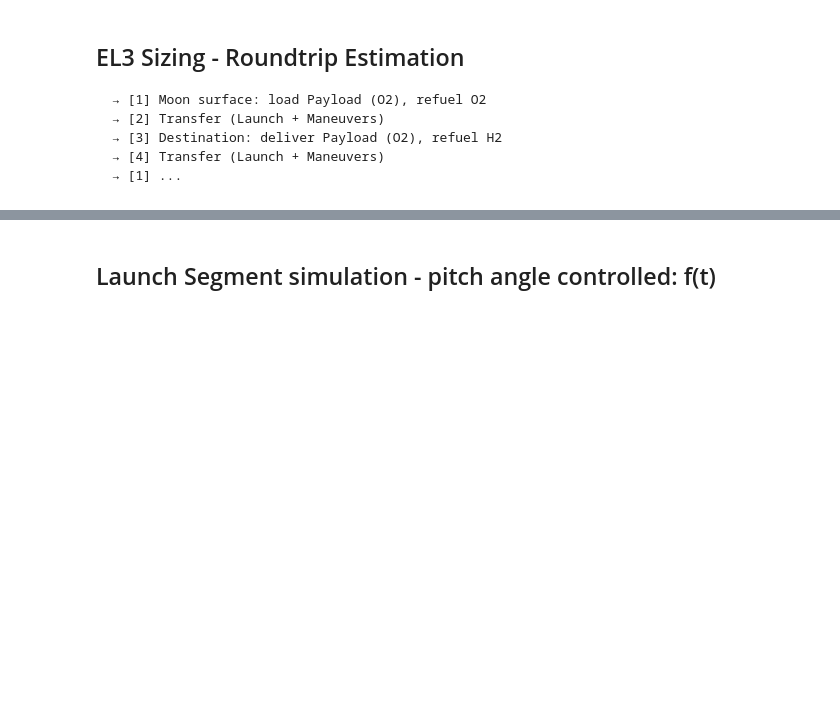
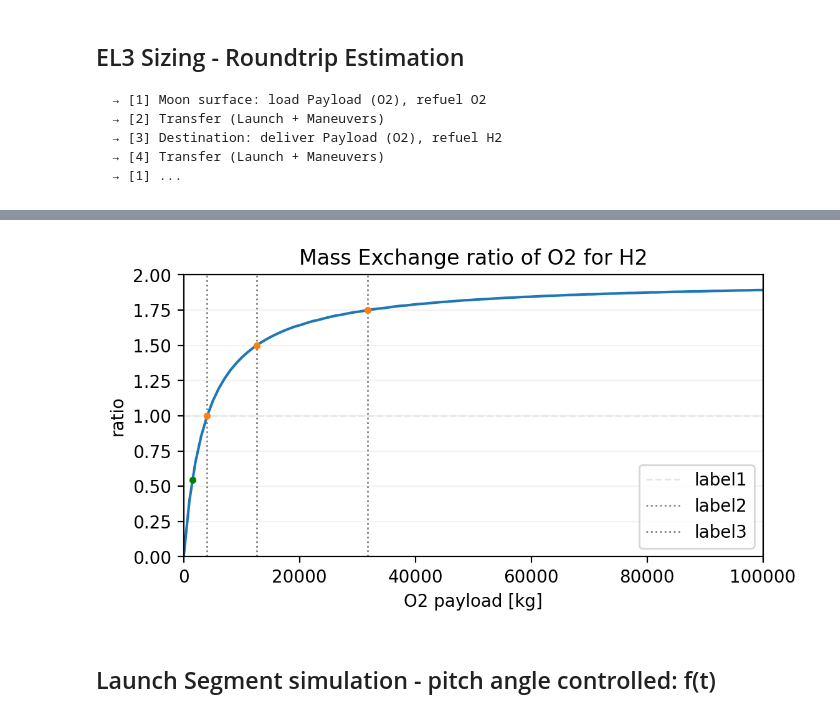
Before and after one commit to Sven-J-Steinert/10.3389-frspt.2024.1352213, a Jupyter notebook: B_Transport_efficiency.ipynb, the cells around one changed output, grey strips where cells are left out. Cells and saved outputs as stored; diff of their text form; code cells hidden in the pictures; blank space fills up the shorter version.

Commit message:
roundtrip convergence

```diff
--- a/B_Transport_efficiency.ipynb
+++ b/B_Transport_efficiency.ipynb
@@ -263,3 +408,39 @@ compute_roundtrip("NRHO",15900)
+# %%
+# plotting
+x_payload = np.linspace(1,100000,100)
+y = []
+for i in tqdm(x_payload):
+    y.append(converge_NRHO_roundtrip(i,silent=True))
+x = np.array(x_payload)
+y = np.array(y)
+y_ratio = x/y
+
+x_points = [1500,4060,12620,31790]
+y_points = []
+for i in tqdm(x_points):
+    y_points.append(converge_NRHO_roundtrip(i,silent=True))
+x_points = np.array(x_points)
+y_points = np.array(y_points)
+y_points_ratio = x_points/y_points
+# %%
+plt.figure(figsize=(6,3), dpi=200)
+plt.title("Mass Exchange ratio of O2 for H2")
+plt.xlim(0, max(x_payload))
+plt.ylim(0, 2)
+plt.grid(axis='y', color='0.95')
+plt.axhline(y=1 ,linewidth=1, color='0.9',linestyle="--")
+plt.axvline(x=4060 ,linewidth=1, color='0.5',linestyle=":")
+plt.axvline(x=12620,linewidth=1, color='0.5',linestyle=":")
+plt.axvline(x=31790,linewidth=1, color='0.5',linestyle=":")
+plt.plot(x,y_ratio)
+plt.plot(x_points[0],y_points_ratio[0],'.',color='g')
+plt.plot(x_points[1:],y_points_ratio[1:],'.')
+plt.ylabel("ratio")
+plt.xlabel("O2 payload [kg]")
+plt.legend(['label1', 'label2', 'label3'])
+plt.show()
+# %% [output]
+[figure, added]
 # %% [markdown]
 ## Launch Segment simulation - pitch angle controlled: f(t)
 # %%
```
Also changed, not shown: parts of 5 cells of this notebook.
